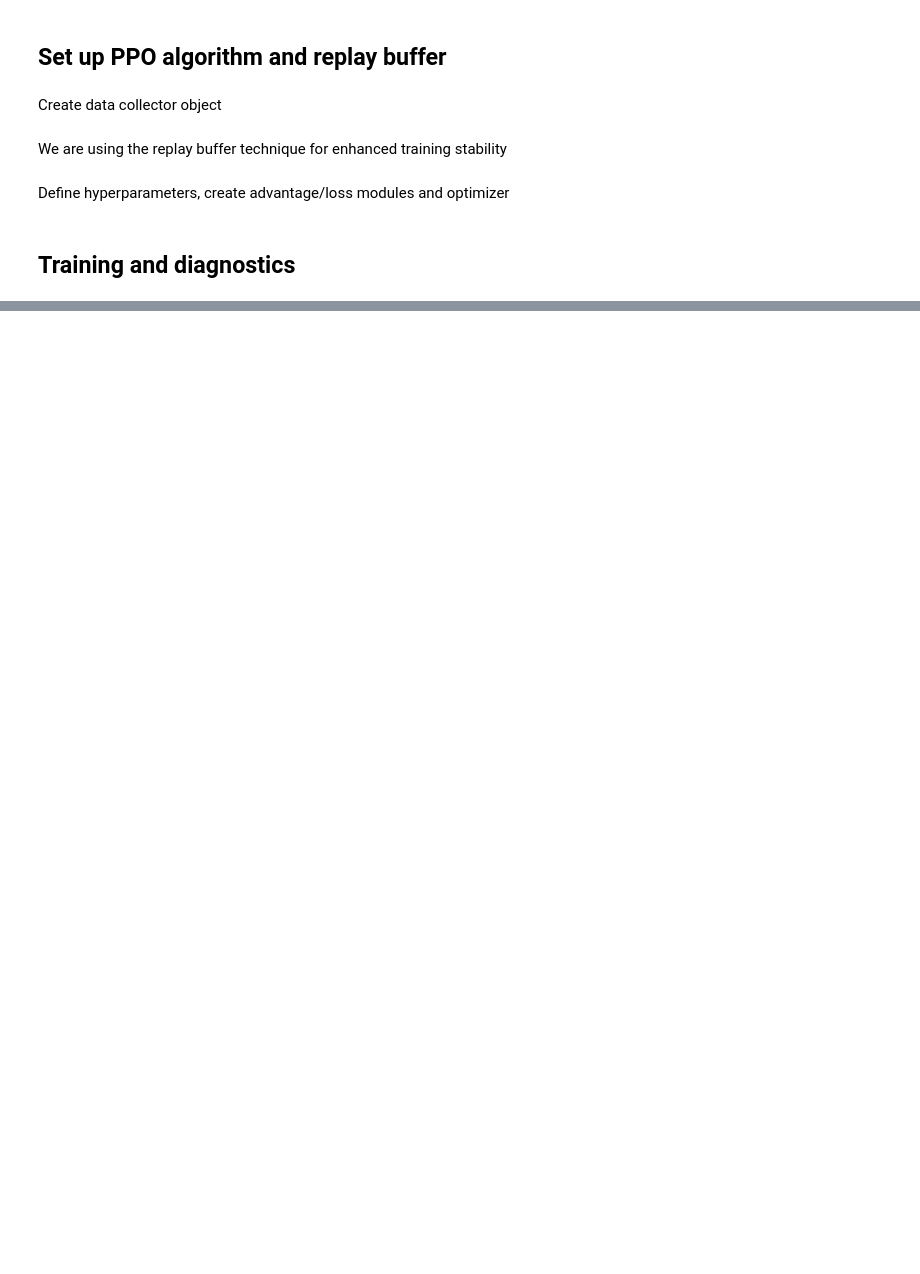
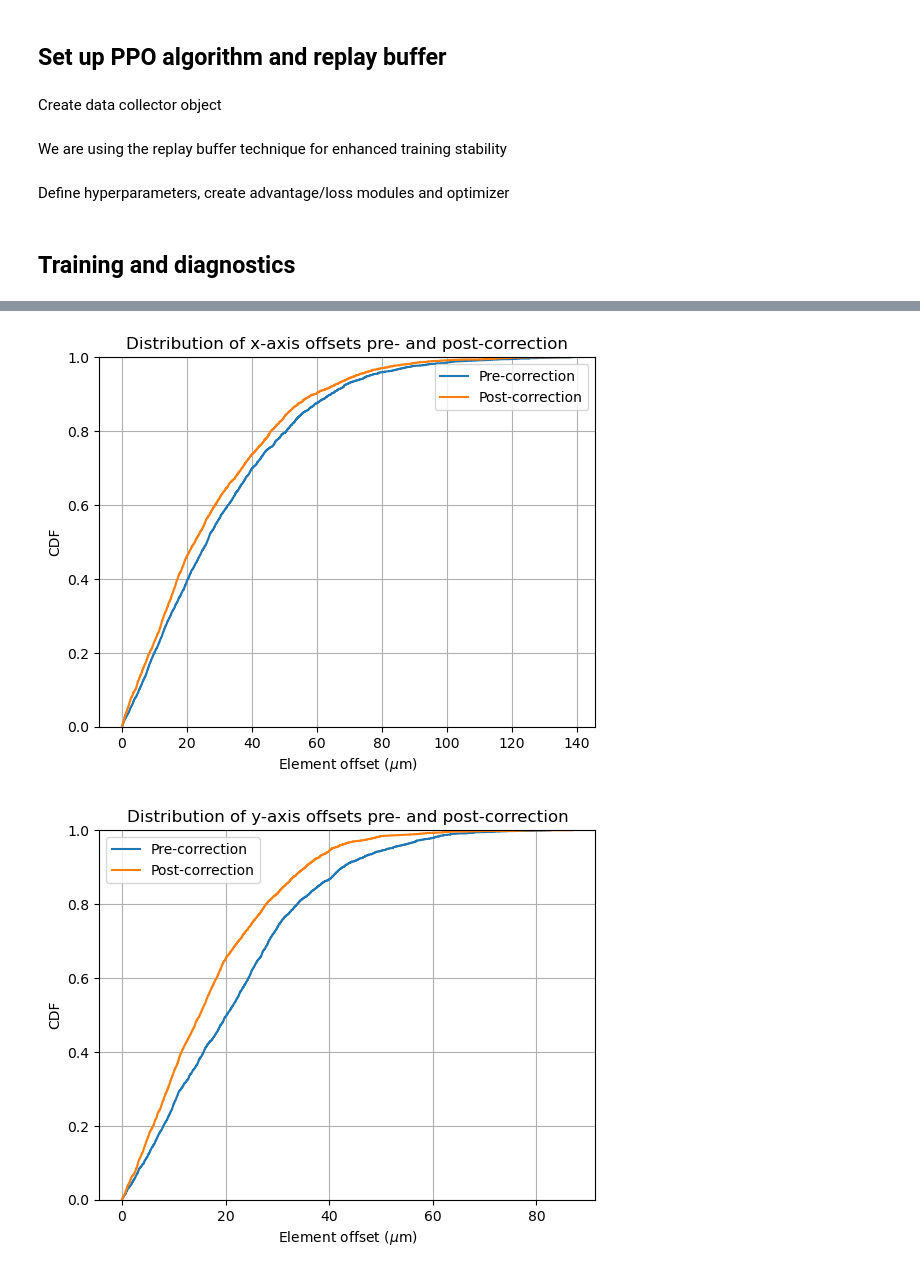
Before and after one commit to xuanhaoz/acceleratorML, a Jupyter notebook: rl_training.ipynb, the cells around one changed output, grey strips where cells are left out. Saved outputs shown, nothing was run; the diff lists cells and outputs as text; code cells hidden in the pictures; blank space fills up the shorter version.

```diff
--- a/rl_training.ipynb
+++ b/rl_training.ipynb
@@ -502,0 +635,14 @@ plt.show()
+# %%
+var_list = [('x', 0), ('y', 1)]
+for axis, idx in var_list:
+    plt.ecdf(np.abs(pre_offsets[..., idx] * 1e6),)
+    plt.ecdf(np.abs(post_offsets[..., idx] * 1e6),)
+    plt.grid()
+    plt.xlabel(r"Element offset ($\mu$m)")
+    plt.ylabel("CDF")
+    plt.legend(["Pre-correction", "Post-correction"])
+    plt.title(f"Distribution of {axis}-axis offsets pre- and post-correction")
+    plt.show()
+# %% [output]
+[figure, added]
+[figure, added]
```
Also changed, not shown: parts of 21 cells of this notebook, 2 other files.
